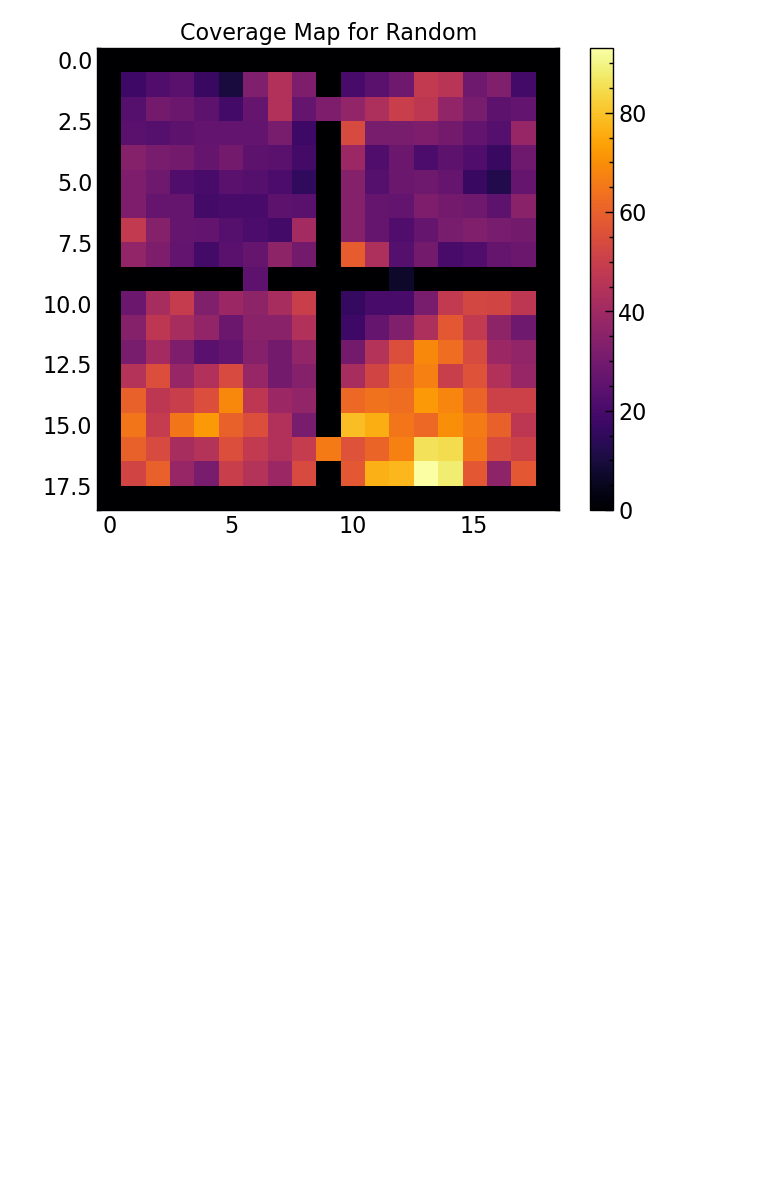
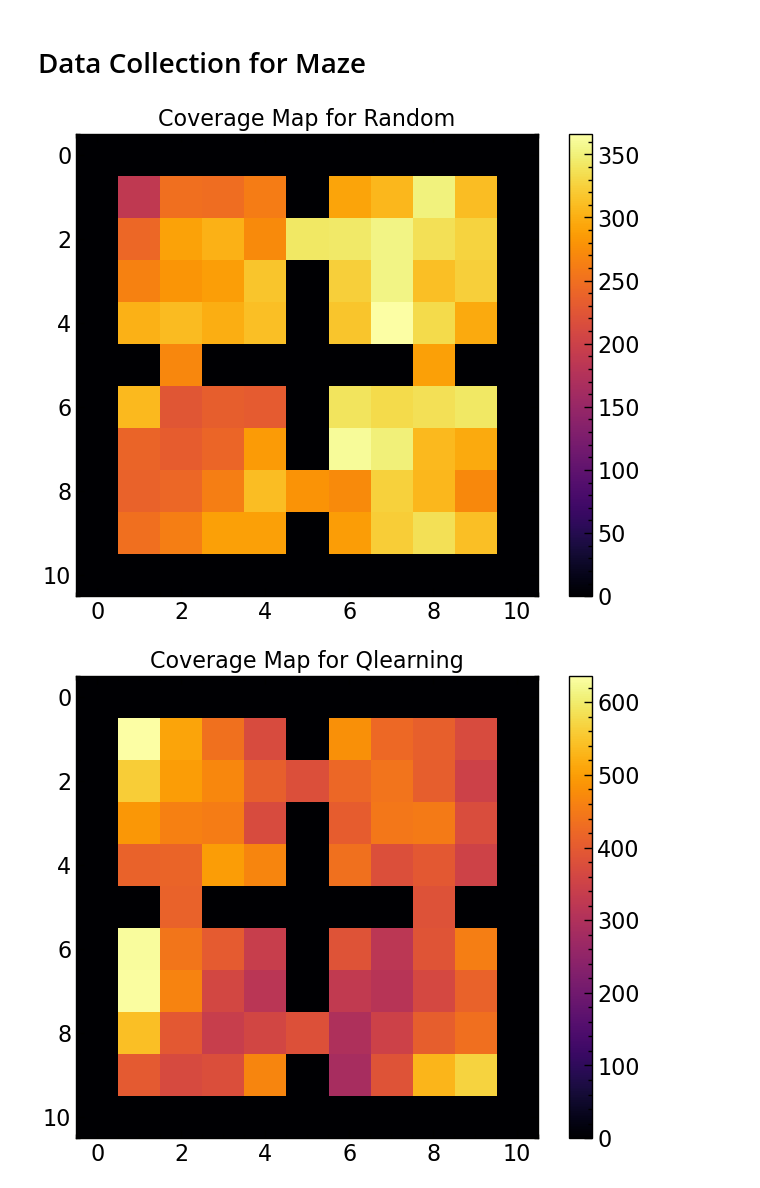
Before and after one commit to skylooop/ZeroShotRL, a Jupyter notebook: notebooks/mazes.ipynb, the cells around one changed output. Saved outputs shown, nothing was run; the diff lists cells and outputs as text; code cells hidden in the pictures; blank space fills up the shorter version.

Commit message:
working darkrooms

```diff
--- a/notebooks/mazes.ipynb
+++ b/notebooks/mazes.ipynb
@@ -146,4 +34,6 @@ array([[1, 1, 1, 1, 1, 1, 1, 1, 1, 1, 1, 1, 1, 1, 1, 1, 1, 1, 1],
 # %%
-test = FourRoomsMazeEnv(Maze(maze_grid=maze_grid))
+from envs.custom_mazes.darkroom import FourRoomsMazeEnv, Maze
+
+test = FourRoomsMazeEnv(Maze())
 test.reset()
-img = test.render()
+img = test.render(return_img=True)
@@ -151,0 +40,7 @@ img = test.render()
+# %%
+fig, ax = plt.subplots(nrows=2, ncols=2)
+for i, cur_ax in enumerate(ax.flat, start=1):
+    test.setup_goals(seed=None, task_num=i)
+    test.render(ax=cur_ax)
+    cur_ax.set_title(f"Goal: {test.goal}")
+plt.tight_layout()
@@ -152,13 +49,13 @@ img = test.render()
+# %% [markdown]
+# Data Collection for Maze
 # %%
-from collections import defaultdict
-
-def random_exploration(env, num_episodes=50, num_steps=200):
+def random_exploration(env, num_episodes=100, num_steps=200):
     coverage_map = np.where(env.maze_state == 1, -100, 0)
-    dataset = defaultdict()
+    dataset = dict()
     observations = []
     actions = []
     dones = []
-    next_observations = []
+
     for _ in range(num_episodes):
         i=0
         state, info = env.reset()
@@ -166,7 +63,6 @@ def random_exploration(env, num_episodes=50, num_steps=200):
         cur_observations = []
         cur_actions = []
         cur_dones = []
-        cur_next_observations = []
 
         while i < num_steps:
             i+=1
@@ -190,51 +86,81 @@ def random_exploration(env, num_episodes=50, num_steps=200):
     next_ob_mask = np.concatenate([[False], ob_mask[:-1]])
     dataset['next_observations'] = dataset['observations'][next_ob_mask]
     dataset['observations'] = dataset['observations'][ob_mask]
-    dataset['actions'] = dataset['actions'][ob_mask]
+    dataset['actions'] = dataset['actions'][ob_mask][:, None]
     new_terminals = np.concatenate([dataset['terminals'][1:], [1.0]])
     dataset['terminals'] = new_terminals[ob_mask].astype(np.float32)
 
-    # Normalize
-    dataset['observations'] /= np.array(env.maze.size, dtype=np.float32)
-    dataset['next_observations'] /= np.array(env.maze.size, dtype=np.float32)
+    # # Normalize
+    # dataset['observations'] /= np.array(env.maze.size, dtype=np.float32)
+    # dataset['next_observations'] /= np.array(env.maze.size, dtype=np.float32)
     return coverage_map, dataset
 
-def q_learning(env, num_episodes=1000, horizon_T=100, alpha=0.1, gamma=0.99, epsilon=0.3):
+def q_learning(env, num_episodes=200, horizon_T=200, alpha=0.1, gamma=0.99, epsilon=0.5):
     Q = np.zeros((env.maze.size[0], env.maze.size[1], env.action_space.n))
     coverage_map = np.where(env.maze_state == 1, -1000, env.maze_state)
+    dataset = dict()
+    observations = []
+    actions = []
+    dones = []
 
     for _ in tqdm(range(num_episodes), colour='green', leave=False):
         state, info = env.reset()
         coverage_map[state[0], state[1]] += 1
         done = False
         step = 0
-        for j in range(horizon_T):
-            if (np.random.rand() < epsilon) and j < 50:
+        cur_observations = []
+        cur_actions = []
+        cur_dones = []
+
+        #for j in range(horizon_T):
+        while not done:
+            cur_observations.append(np.array(state, dtype=np.float32))
+            if (np.random.rand() < epsilon) or step < 100:# and j < 50:
                 action = env.action_space.sample()
             else:
                 action = np.argmax(Q[state[0], state[1], :])
 
             next_state, reward, done, _, _ = env.step(action)
+            cur_actions.append(np.array(action, dtype=np.float32))
+            cur_dones.append(np.array(done, dtype=np.float32))
 
             Q[state[0], state[1], action] += alpha * (reward + gamma * np.max(Q[next_state[0], next_state[1], :]) - Q[state[0], state[1], action])
 
             coverage_map[next_state[0], next_state[1]] += 1
             state = next_state
+            step+=1
 
-    return coverage_map
+        observations.append(np.stack(cur_observations))
+        actions.append(np.stack(cur_actions))
+        dones.append(np.stack(cur_dones))
+
+    dataset['observations'] = np.concatenate(observations)
+    dataset['terminals'] = np.concatenate(dones)
+    dataset['actions'] = np.concatenate(actions)
+
+    ob_mask = (1.0 - dataset['terminals']).astype(bool)
+    next_ob_mask = np.concatenate([[False], ob_mask[:-1]])
+    dataset['next_observations'] = dataset['observations'][next_ob_mask]
+    dataset['observations'] = dataset['observations'][ob_mask]
+    dataset['actions'] = dataset['actions'][ob_mask][:, None]
+    new_terminals = np.concatenate([dataset['terminals'][1:], [1.0]])
+    dataset['terminals'] = new_terminals[ob_mask].astype(np.float32)
+
+    return coverage_map, dataset
 
 def visualize_coverage_map(coverage_map, name):
     plt.imshow(coverage_map, cmap='inferno', vmin=0)
     plt.colorbar()
     plt.title(f'Coverage Map for {name}')
     plt.show()
 
 # Example usage
-env = FourRoomsMazeEnv(Maze(maze_grid))
+env = FourRoomsMazeEnv(Maze())
 coverage_map_random, dataset_random = random_exploration(env)
 visualize_coverage_map(coverage_map_random, name='Random')
 
-# coverage_map_q_learning = q_learning(env)
-# visualize_coverage_map(coverage_map_q_learning, name='Qlearning')
+coverage_map_q_learning, dataset_q_learning = q_learning(env)
+visualize_coverage_map(coverage_map_q_learning, name='Qlearning')
 # %% [output]
-[figure, old version]
+[figure, new version]
+[figure, added]
```
Also changed, not shown: parts of 7 cells of this notebook, 12 other files.
